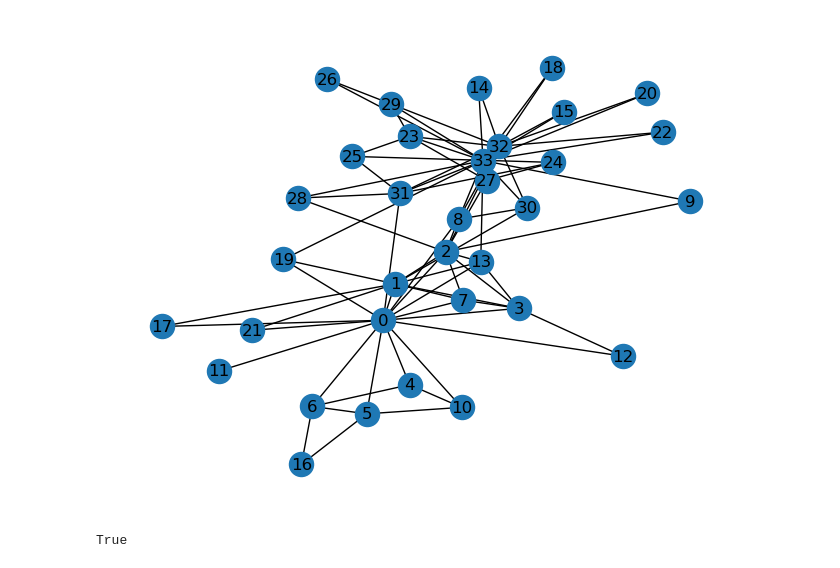
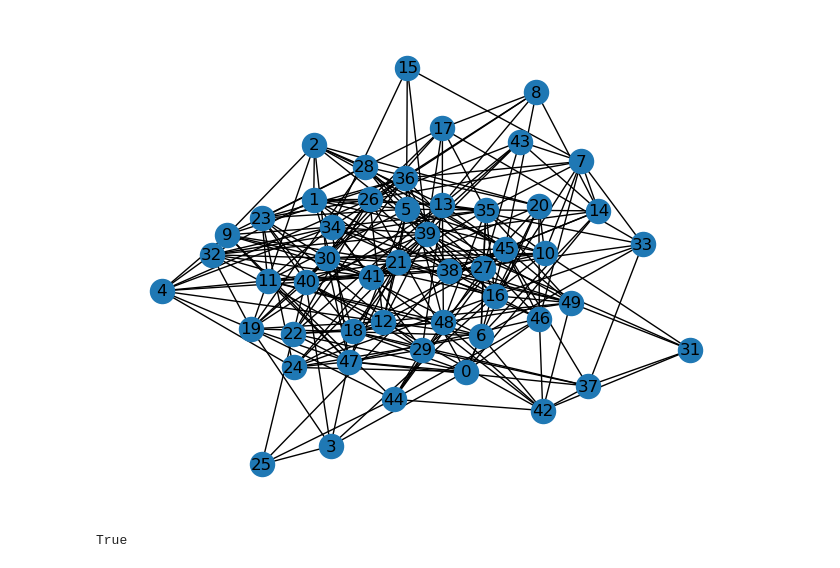
Before and after one commit to jesusossian/tukey, a Jupyter notebook: notebook/tukey_form0.ipynb, the cells around one changed output. Cells and saved outputs as stored; diff of their text form; code cells hidden in the pictures.

```diff
--- a/notebook/tukey_form0.ipynb
+++ b/notebook/tukey_form0.ipynb
@@ -32,41 +32,40 @@ def is_subclique(G, nodelist):
 # %%
 #instance
 
-inst_="karate"
-G = nx.karate_club_graph()
-#plt.show()
+#inst_="karate"
+#G = nx.karate_club_graph()
 
 #inst_="sudoku"
 #G = nx.sudoku_graph(50)
 
 #inst_="random_tree"
 #G = nx.random_tree(50)
 
-#inst_="erdos"
-#GI = ig.Graph.Erdos_Renyi(n=50, p=0.2, directed=False, loops=False)
+inst_="erdos"
+GI = ig.Graph.Erdos_Renyi(n=50, p=0.2, directed=False, loops=False)
+G = ig.Graph.to_networkx(GI)
 #A = ig.Graph.get_edgelist(GI)
-#G = nx.DiGraph(A)
 #G = nx.Graph(A)
-#G = ig.Graph.to_networkx(GI)
 #ig.plot(GI)
 
 #inst_="random_internet_100"
 #G = nx.random_internet_as_graph(100)
 
 # erdos_renyi_graph(n, p, seed=None, directed=False)
 #G = nx.erdos_renyi_graph(50,0.1)
 
 # barabasi_albert_graph(n, m, seed=None, initial_graph=None)
 #G = nx.barabasi_albert_graph()
 
 #print("Node Degree")
 #for v in G:
 #    print(f"{v:4} {G.degree(v):6}")
 #print(G)
 
+#plt.show()
 nx.draw(G, with_labels = True)
 # %% [output]
-[figure, old version]
+[figure, new version]
 # %%
 nx.is_connected(G)
 # %% [output]
```
Also changed, not shown: parts of 3 cells of this notebook, 1 other file.
